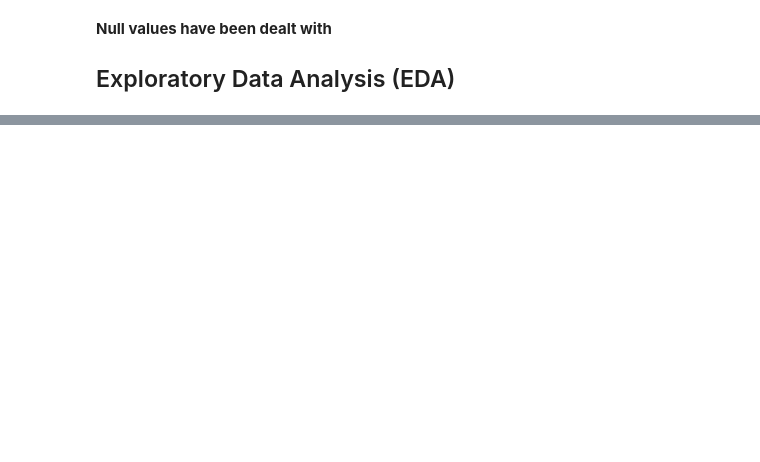
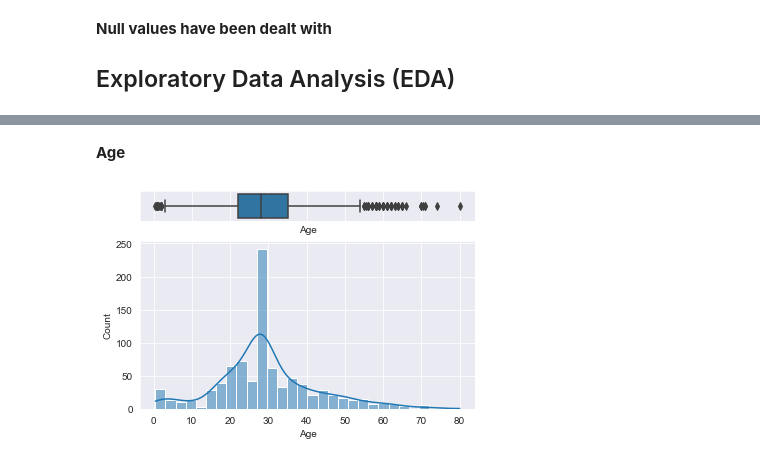
Before and after one commit to macedoti13/TitanicProject, a Jupyter notebook: Titanic_Project.ipynb, the cells around one changed output, grey strips where cells are left out. Cells and saved outputs as stored; diff of their text form; code cells hidden in the pictures; blank space fills up the shorter version.

```diff
--- a/Titanic_Project.ipynb
+++ b/Titanic_Project.ipynb
@@ -219,0 +236,9 @@ Column: Fare
+# %% [markdown]
+**Age**
+# %%
+f, (ax_box, ax_hist) = plt.subplots(2, sharex=True, gridspec_kw={'height_ratios':(.15, .85)})
+sns.boxplot(x='Age', data=df_train, ax=ax_box)
+sns.histplot(x='Age', kde=True, data=df_train, ax=ax_hist)
+plt.show()
+# %% [output]
+[figure, added]
```
Also changed, not shown: parts of 20 cells of this notebook.
